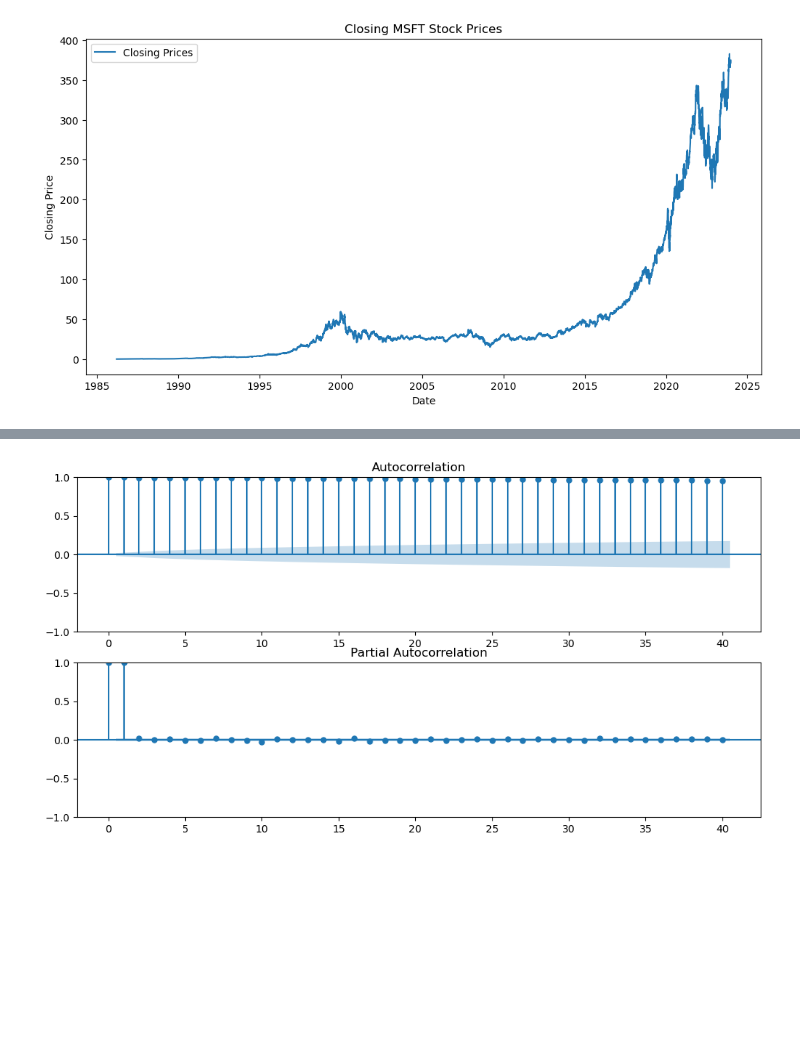
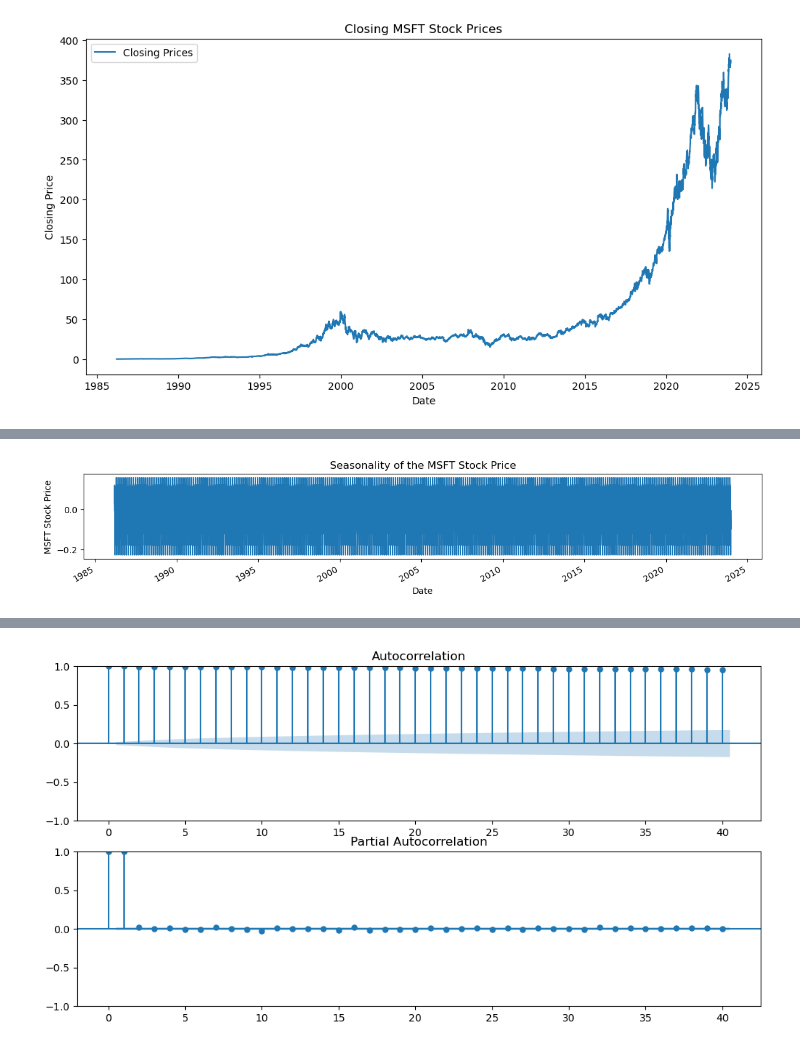
Before and after one commit to ajbudhi/Microsoft-Stock-Time-Series-Analysis, a Jupyter notebook: microsoft_stock_analysis.ipynb, the cells around one changed output, grey strips where cells are left out. Drawn from its saved outputs; the diff is of its cells as text; code cells hidden in the pictures; blank space fills up the shorter version.

```diff
--- a/microsoft_stock_analysis.ipynb
+++ b/microsoft_stock_analysis.ipynb
@@ -113,0 +144,11 @@ plt.show();
+# %%
+# Looking at the seasonality with more detail
+
+decomposition_seasonality = result.seasonal
+ax = decomposition_seasonality.plot(figsize=(14, 2))
+ax.set_xlabel('Date')
+ax.set_ylabel('MSFT Stock Price')
+ax.set_title('Seasonality of the MSFT Stock Price')
+plt.show();
+# %% [output]
+[figure, added]
```
Also changed, not shown: parts of 17 cells of this notebook, 2 other files.
